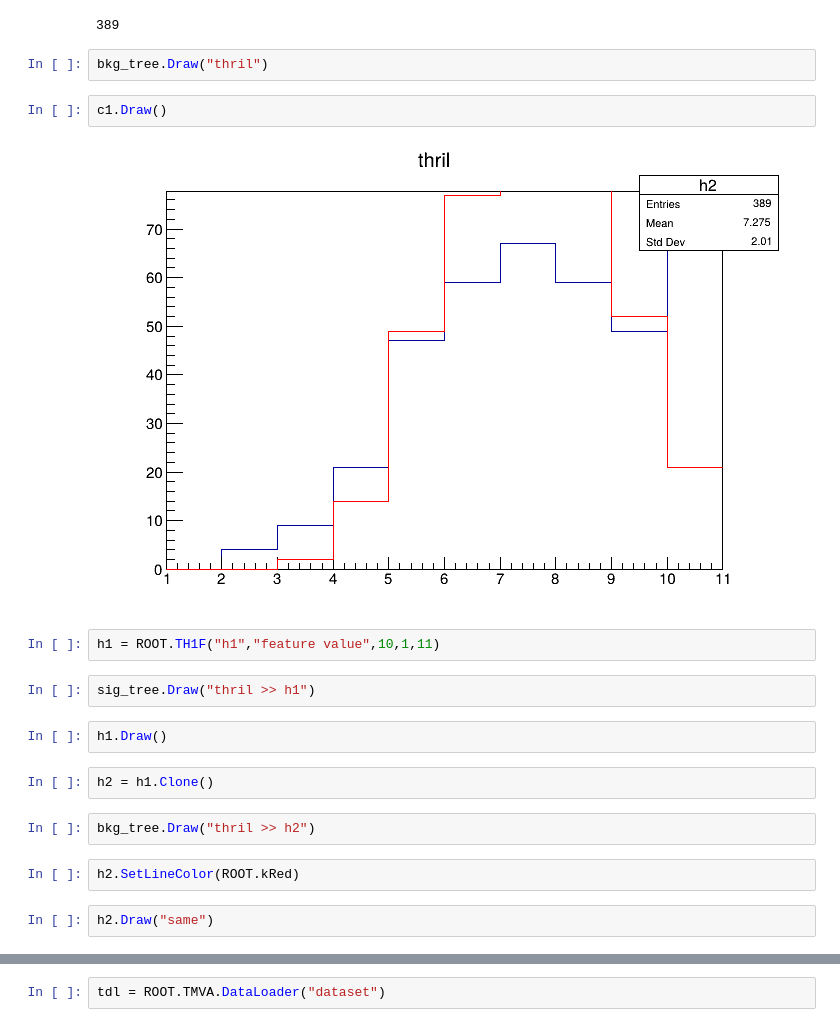
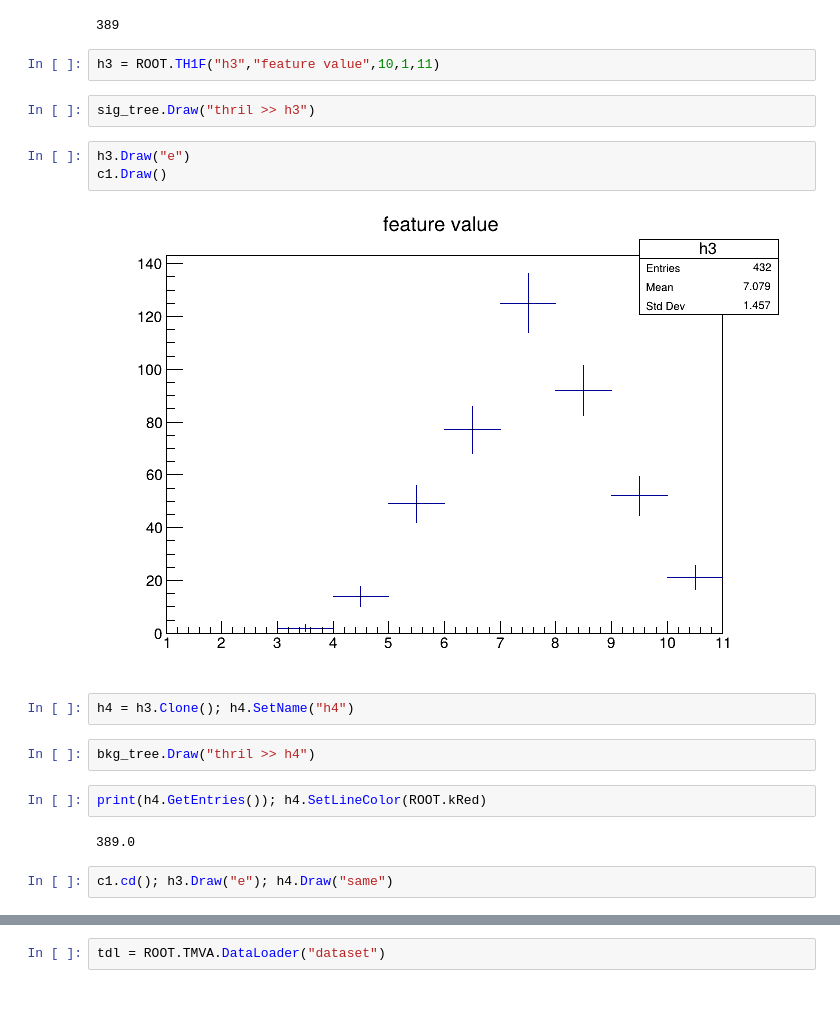
Before and after one commit to covarell/python_examples, a Jupyter notebook: TMVATraining.ipynb, the cells around one changed output, grey strips where cells are left out. Saved outputs shown, nothing was run; the diff lists cells and outputs as text; blank space fills up the shorter version.

```diff
--- a/TMVATraining.ipynb
+++ b/TMVATraining.ipynb
@@ -75,24 +73,23 @@ data_stream2 = ''.join([line for line in file_lines2[1:]])
 bkg_tree.ReadStream(ROOT.istringstream(data_stream2),branch_names,delimiter=',')
 # %% [output]
 389
-# %%
-bkg_tree.Draw("thril")
-# %%
-c1.Draw()
-# %% [output]
-[figure, removed]
 # %%
-h1 = ROOT.TH1F("h1","feature value",10,1,11)
+h3 = ROOT.TH1F("h3","feature value",10,1,11)
 # %%
-sig_tree.Draw("thril >> h1")
+sig_tree.Draw("thril >> h3")
 # %%
-h1.Draw()
+h3.Draw("e")
+c1.Draw()
+# %% [output]
+[figure, added]
 # %%
-h2 = h1.Clone()
+h4 = h3.Clone(); h4.SetName("h4")
 # %%
-bkg_tree.Draw("thril >> h2")
+bkg_tree.Draw("thril >> h4")
 # %%
-h2.SetLineColor(ROOT.kRed)
+print(h4.GetEntries()); h4.SetLineColor(ROOT.kRed)
+# %% [output]
+389.0
 # %%
-h2.Draw("same")
+c1.cd(); h3.Draw("e"); h4.Draw("same")
 # %%
```
Also changed, not shown: parts of 9 cells of this notebook, 2 other files.
